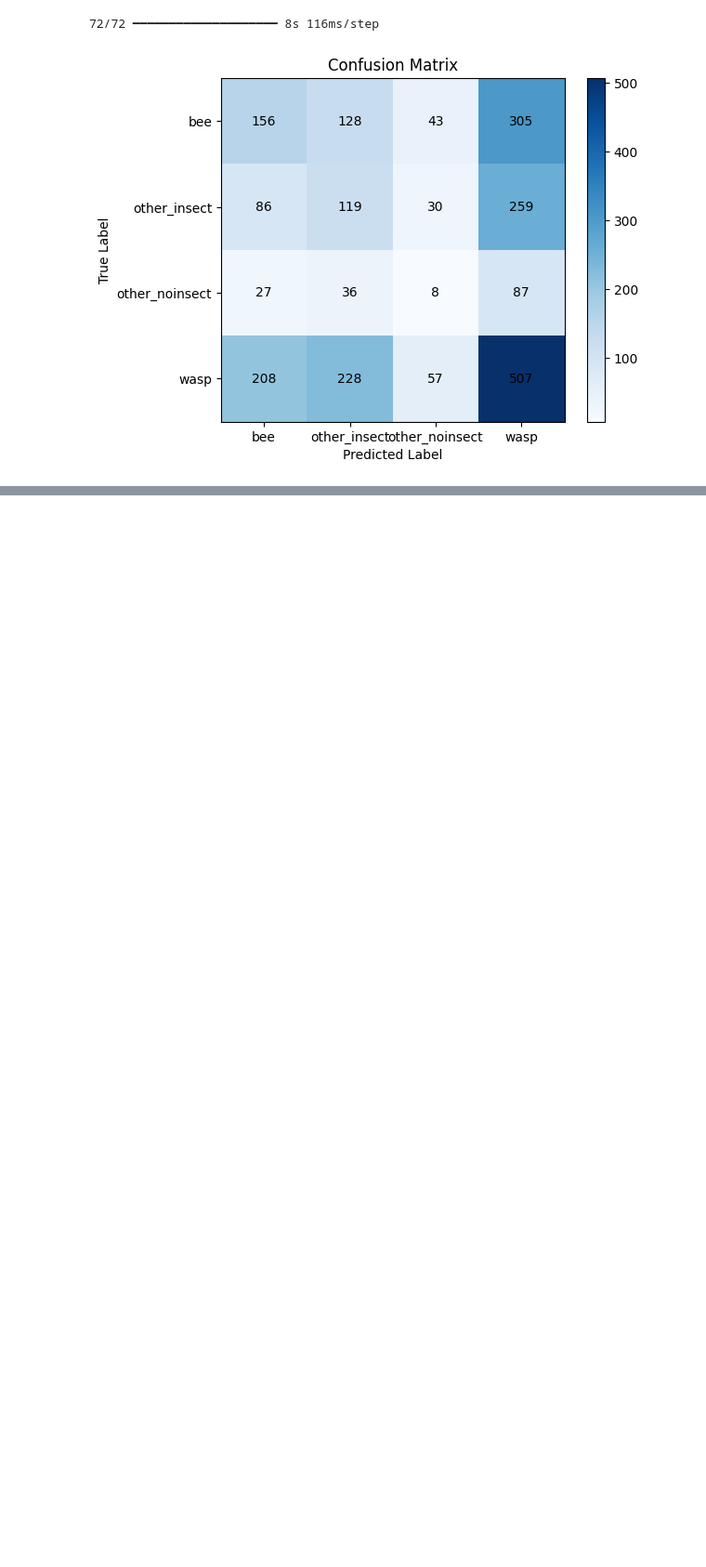
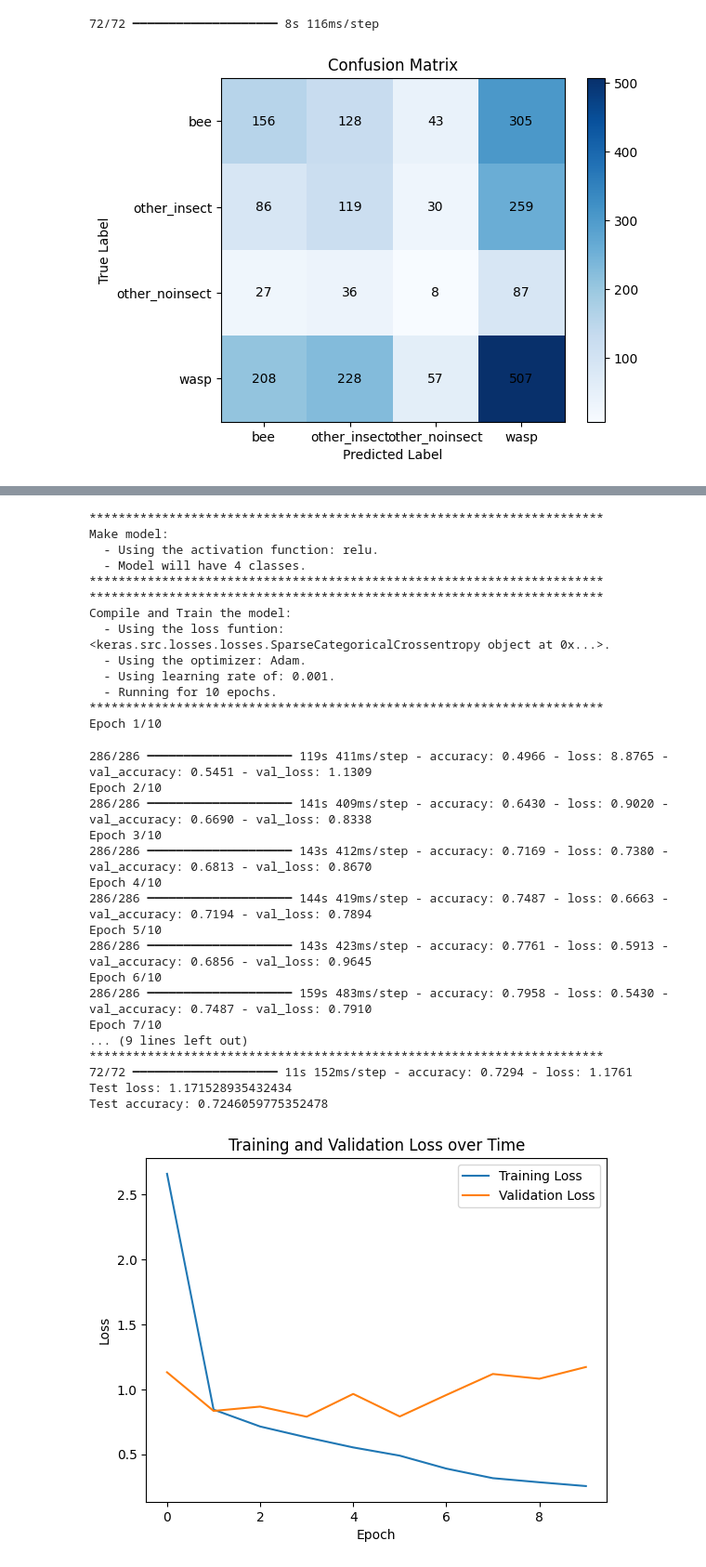
Before and after one commit to ilundain/deep_learning, a Jupyter notebook: 03_bees_vs_wasps_wip.ipynb, the cells around one changed output, grey strips where cells are left out. Shown at 93% size. Drawn from its saved outputs; the diff is of its cells as text; code cells hidden in the pictures; blank space fills up the shorter version.

```diff
--- a/03_bees_vs_wasps_wip.ipynb
+++ b/03_bees_vs_wasps_wip.ipynb
@@ -565,0 +586,29 @@ def the_whole_shebang(path, batch_size, shape, classes, activation, loss, optimi
+# %%
+#data_path = 'data/bee_vs_wasp/' # Path to the data.
+        # This is defined above, only need to change if you change datasets
+
+show_pictures = True # Show sample images from the dataset? Keep on at first, but may become distracting.
+                     # Set to False to turn off
+# Hyperparameters
+shape = (80,80,3)  # Dimensions to use for the images...the raw data are 80x80
+                   #  color images, but you could down-sample them
+                   #  or convert them to black and white if you wanted
+batch_size = 32  # What batch size to use
+classes = 4 # We have 4 classes in our dataset: bee, wasp, other_insect, other_noninsect
+            # Only change this if you change the dataset
+activation='relu' # The activation function is an important hyperparameter
+                  # Other activations functions to try: tanh, sigmoid
+
+loss = SparseCategoricalCrossentropy(from_logits=True) # Loss function
+        # Other loss functions to try: losses.CategoricalHinge()
+        #                              losses.KLDivergence()
+
+optimizer = 'Adam' # Optimizer: others to try: Adam, RMSprop, Adagrad
+
+learning_rate = 0.001 # Try increasing or decreasing the learning rate by an order of magnitude
+
+epochs = 10 # Try running more epochs
+
+# Run everything with these hyperparameters
+the_whole_shebang(data_path, batch_size, shape, classes, activation, loss, optimizer, show_pictures)
+# %% [output]
@@ -565,0 +630,31 @@ def the_whole_shebang(path, batch_size, shape, classes, activation, loss, optimi
+***********************************************************************
+Make model:
+  - Using the activation function: relu.
+  - Model will have 4 classes.
+***********************************************************************
+***********************************************************************
+Compile and Train the model:
+  - Using the loss funtion: <keras.src.losses.losses.SparseCategoricalCrossentropy object at 0x...>.
+  - Using the optimizer: Adam.
+  - Using learning rate of: 0.001.
+  - Running for 10 epochs.
+***********************************************************************
+Epoch 1/10
+286/286 ━━━━━━━━━━━━━━━━━━━━ 119s 411ms/step - accuracy: 0.4966 - loss: 8.8765 - val_accuracy: 0.5451 - val_loss: 1.1309
+Epoch 2/10
+286/286 ━━━━━━━━━━━━━━━━━━━━ 141s 409ms/step - accuracy: 0.6430 - loss: 0.9020 - val_accuracy: 0.6690 - val_loss: 0.8338
+Epoch 3/10
+286/286 ━━━━━━━━━━━━━━━━━━━━ 143s 412ms/step - accuracy: 0.7169 - loss: 0.7380 - val_accuracy: 0.6813 - val_loss: 0.8670
+Epoch 4/10
+286/286 ━━━━━━━━━━━━━━━━━━━━ 144s 419ms/step - accuracy: 0.7487 - loss: 0.6663 - val_accuracy: 0.7194 - val_loss: 0.7894
+Epoch 5/10
+286/286 ━━━━━━━━━━━━━━━━━━━━ 143s 423ms/step - accuracy: 0.7761 - loss: 0.5913 - val_accuracy: 0.6856 - val_loss: 0.9645
+Epoch 6/10
+286/286 ━━━━━━━━━━━━━━━━━━━━ 159s 483ms/step - accuracy: 0.7958 - loss: 0.5430 - val_accuracy: 0.7487 - val_loss: 0.7910
+Epoch 7/10
+... (9 lines left out)
+***********************************************************************
+72/72 ━━━━━━━━━━━━━━━━━━━━ 11s 152ms/step - accuracy: 0.7294 - loss: 1.1761
+Test loss: 1.171528935432434
+Test accuracy: 0.7246059775352478
+[figure, added]
```
Also changed, not shown: parts of 11 cells of this notebook.
